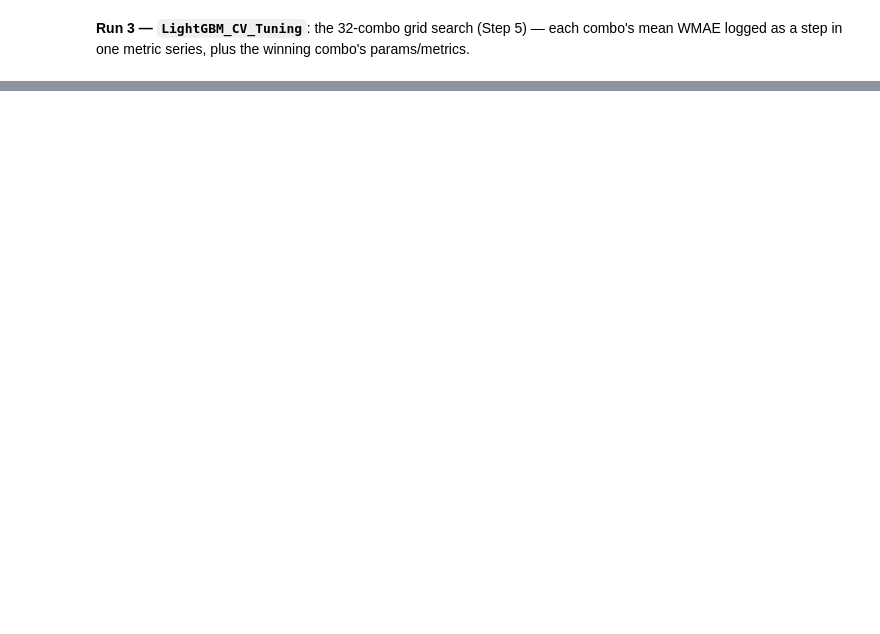
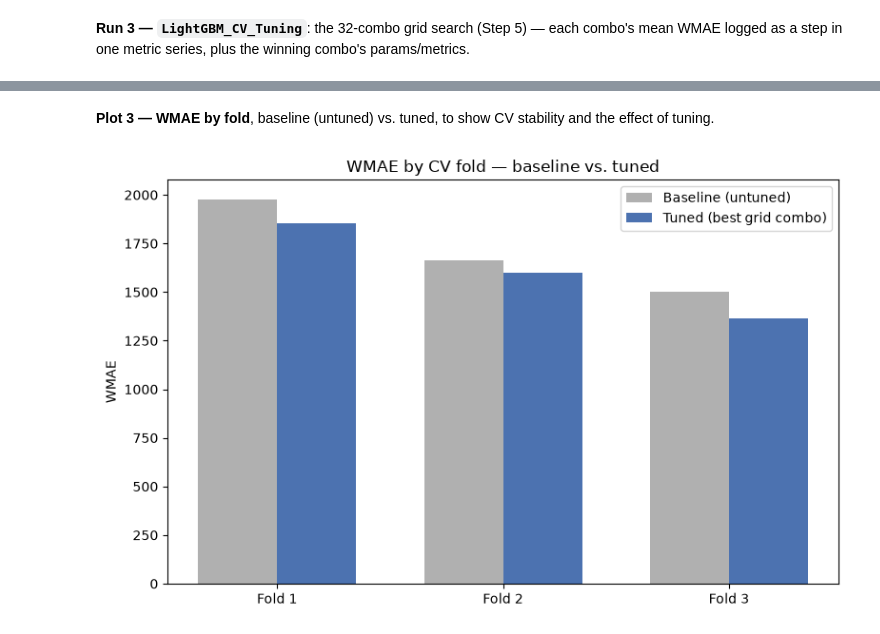
Before and after one commit to tamari1990/ml-final-project, a Jupyter notebook: model_experiment_LightGBM.ipynb, the cells around one changed output, grey strips where cells are left out. Cells and saved outputs as stored; diff of their text form; code cells hidden in the pictures; blank space fills up the shorter version.

```diff
--- a/model_experiment_LightGBM.ipynb
+++ b/model_experiment_LightGBM.ipynb
@@ -604,0 +691,23 @@ LightGBM_CV_Tuning run logged.
+# %% [markdown]
+**Plot 3 — WMAE by fold**, baseline (untuned) vs. tuned, to show CV stability and the effect of tuning.
+# %%
+tuned_fold_wmaes = grid_results_df.loc[0, 'fold_wmaes']
+baseline_fold_wmaes = cv_results_df['wmae'].tolist()
+
+fold_labels = [f'Fold {i+1}' for i in range(len(baseline_fold_wmaes))]
+x = np.arange(len(fold_labels))
+width = 0.35
+
+fig, ax = plt.subplots(figsize=(8, 5))
+ax.bar(x - width / 2, baseline_fold_wmaes, width, label='Baseline (untuned)', color='#B0B0B0')
+ax.bar(x + width / 2, tuned_fold_wmaes, width, label='Tuned (best grid combo)', color='#4C72B0')
+ax.set_xticks(x)
+ax.set_xticklabels(fold_labels)
+ax.set_ylabel('WMAE')
+ax.set_title('WMAE by CV fold — baseline vs. tuned')
+ax.legend()
+plt.tight_layout()
+plt.savefig('plots/wmae_by_fold.png', dpi=150)
+plt.show()
+# %% [output]
+[figure, added]
```
Also changed, not shown: parts of 15 cells of this notebook, 5 other files.
